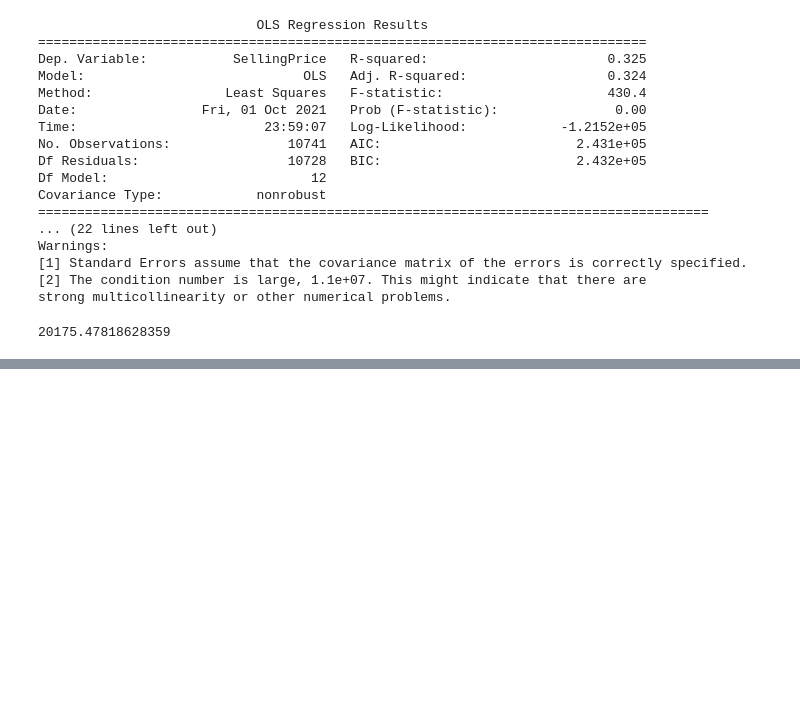
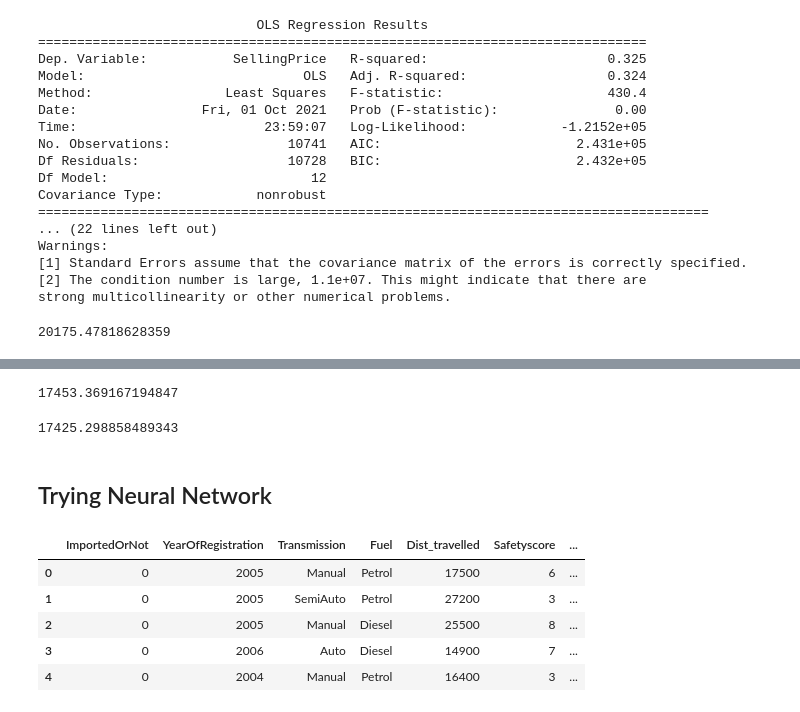
Before and after one commit to arunava-de/Deep-Learning, a Jupyter notebook: Car_Selling_Price.ipynb, the cells around one changed output, grey strips where cells are left out. Drawn from its saved outputs; the diff is of its cells as text; code cells hidden in the pictures; blank space fills up the shorter version.

```diff
--- a/Car_Selling_Price.ipynb
+++ b/Car_Selling_Price.ipynb
@@ -138,0 +240,5 @@ mean_squared_error(y_test, y_pred)**0.5
+# %%
+y_pred = gsearch3.best_estimator_.predict(X_test)
+mean_squared_error(y_test, y_pred)**0.5
+# %% [output]
+17453.369167194847
@@ -138,0 +248,24 @@ mean_squared_error(y_test, y_pred)**0.5
+# %%
+fmodel.fit(X_train,y_train)
+y_pred = fmodel.predict(X_test)
+mean_squared_error(y_test, y_pred)**0.5
+# %% [output]
+17425.298858489343
+# %% [markdown]
+## Trying Neural Network
+# %%
+import torch
+import torch.nn as nn
+import pandas as pd
+import numpy as np
+
+df = pd.read_csv("data/CarSalePrice.csv")
+# %%
+df.head()
+# %% [output]
+|  | ImportedOrNot | YearOfRegistration | Transmission | Fuel | Dist_travelled | Safetyscore | ... |
+| 0 | 0 | 2005 | Manual | Petrol | 17500 | 6 | ... |
+| 1 | 0 | 2005 | SemiAuto | Petrol | 27200 | 3 | ... |
+| 2 | 0 | 2005 | Manual | Diesel | 25500 | 8 | ... |
+| 3 | 0 | 2006 | Auto | Diesel | 14900 | 7 | ... |
+| 4 | 0 | 2004 | Manual | Petrol | 16400 | 3 | ... |
```
Also changed, not shown: parts of 46 cells of this notebook.
